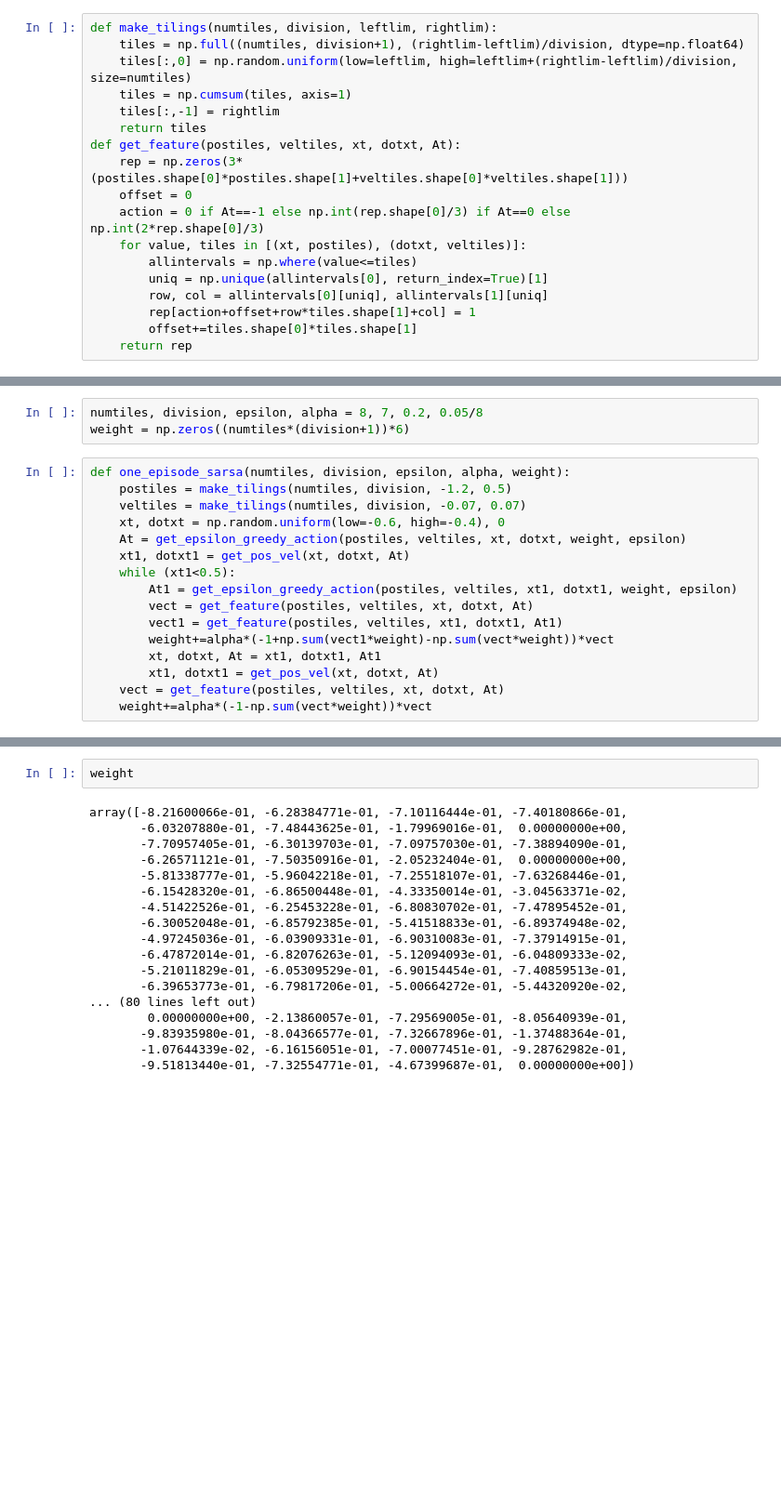
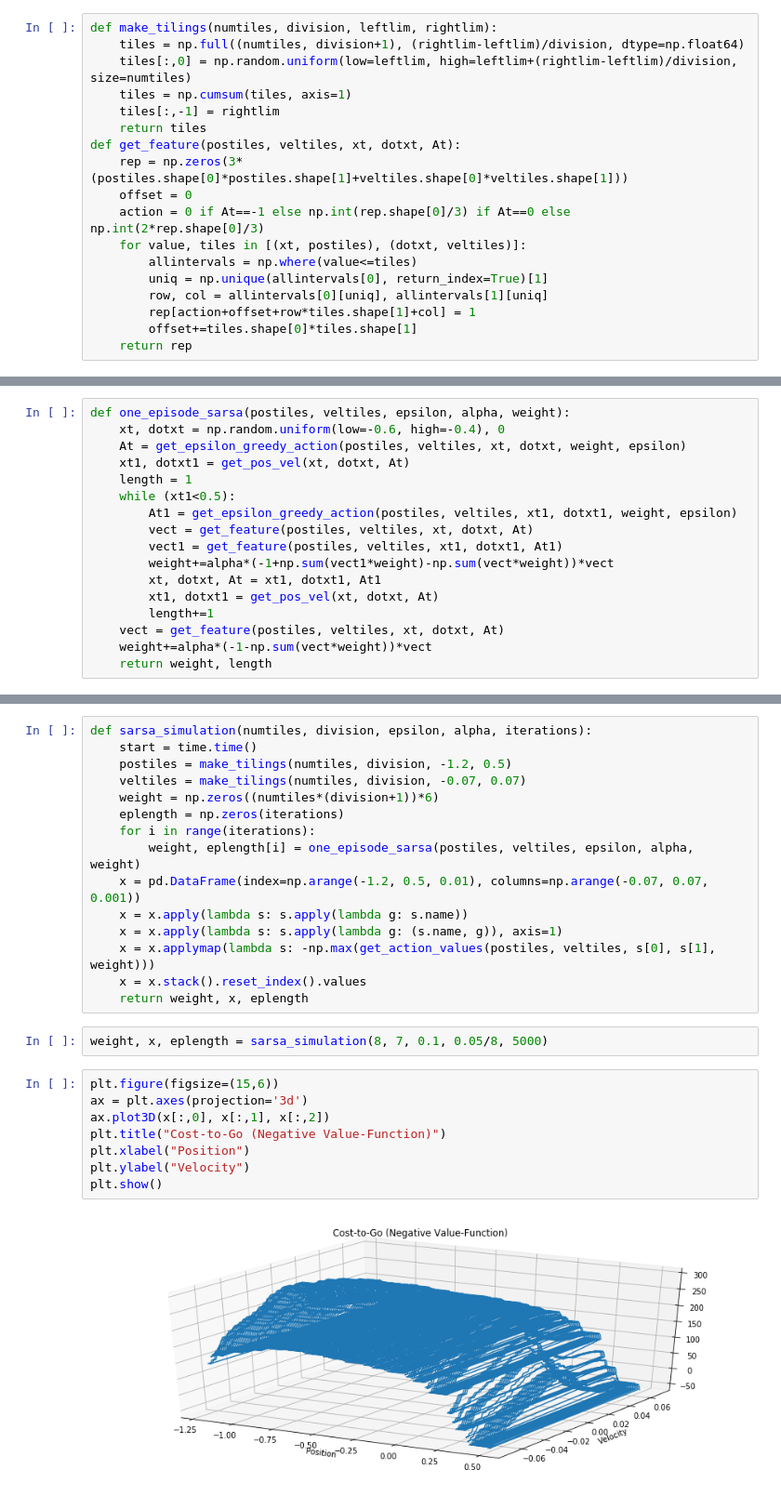
Before and after one commit to navyamehta/optimization-algorithms, a Jupyter notebook: reinforcement-learning-MDP/PART 4 - Function Approximation.ipynb, the cells around one changed output, grey strips where cells are left out. Shown: that part at 93% size. Saved outputs shown, nothing was run; the diff lists cells and outputs as text; blank space fills up the shorter version.

Commit message:
SARSA Control with Epsilon-Greedy

```diff
--- a/reinforcement-learning-MDP/PART 4 - Function Approximation.ipynb
+++ b/reinforcement-learning-MDP/PART 4 - Function Approximation.ipynb
@@ -253,13 +254,9 @@ get_epsilon_greedy_action(postiles, veltiles, -0.5, 0, weight, 0.2)
-# %%
-numtiles, division, epsilon, alpha = 8, 7, 0.2, 0.05/8
-weight = np.zeros((numtiles*(division+1))*6)
 # %%
-def one_episode_sarsa(numtiles, division, epsilon, alpha, weight):
-    postiles = make_tilings(numtiles, division, -1.2, 0.5)
-    veltiles = make_tilings(numtiles, division, -0.07, 0.07)
+def one_episode_sarsa(postiles, veltiles, epsilon, alpha, weight):
     xt, dotxt = np.random.uniform(low=-0.6, high=-0.4), 0
     At = get_epsilon_greedy_action(postiles, veltiles, xt, dotxt, weight, epsilon)
     xt1, dotxt1 = get_pos_vel(xt, dotxt, At)
+    length = 1
     while (xt1<0.5):
         At1 = get_epsilon_greedy_action(postiles, veltiles, xt1, dotxt1, weight, epsilon)
         vect = get_feature(postiles, veltiles, xt, dotxt, At)
@@ -267,5 +264,7 @@ def one_episode_sarsa(numtiles, division, epsilon, alpha, weight):
         weight+=alpha*(-1+np.sum(vect1*weight)-np.sum(vect*weight))*vect
         xt, dotxt, At = xt1, dotxt1, At1
         xt1, dotxt1 = get_pos_vel(xt, dotxt, At)
+        length+=1
     vect = get_feature(postiles, veltiles, xt, dotxt, At)
     weight+=alpha*(-1-np.sum(vect*weight))*vect
+    return weight, length
@@ -291,20 +271,27 @@ ONE MOVE
-# %%
-weight
-# %% [output]
-array([-8.21600066e-01, -6.28384771e-01, -7.10116444e-01, -7.40180866e-01,
-       -6.03207880e-01, -7.48443625e-01, -1.79969016e-01,  0.00000000e+00,
-       -7.70957405e-01, -6.30139703e-01, -7.09757030e-01, -7.38894090e-01,
-       -6.26571121e-01, -7.50350916e-01, -2.05232404e-01,  0.00000000e+00,
-       -5.81338777e-01, -5.96042218e-01, -7.25518107e-01, -7.63268446e-01,
-       -6.15428320e-01, -6.86500448e-01, -4.33350014e-01, -3.04563371e-02,
-       -4.51422526e-01, -6.25453228e-01, -6.80830702e-01, -7.47895452e-01,
-       -6.30052048e-01, -6.85792385e-01, -5.41518833e-01, -6.89374948e-02,
-       -4.97245036e-01, -6.03909331e-01, -6.90310083e-01, -7.37914915e-01,
-       -6.47872014e-01, -6.82076263e-01, -5.12094093e-01, -6.04809333e-02,
-       -5.21011829e-01, -6.05309529e-01, -6.90154454e-01, -7.40859513e-01,
-       -6.39653773e-01, -6.79817206e-01, -5.00664272e-01, -5.44320920e-02,
-... (80 lines left out)
-        0.00000000e+00, -2.13860057e-01, -7.29569005e-01, -8.05640939e-01,
-       -9.83935980e-01, -8.04366577e-01, -7.32667896e-01, -1.37488364e-01,
-       -1.07644339e-02, -6.16156051e-01, -7.00077451e-01, -9.28762982e-01,
-       -9.51813440e-01, -7.32554771e-01, -4.67399687e-01,  0.00000000e+00])
+# %%
+def sarsa_simulation(numtiles, division, epsilon, alpha, iterations):
+    start = time.time()
+    postiles = make_tilings(numtiles, division, -1.2, 0.5)
+    veltiles = make_tilings(numtiles, division, -0.07, 0.07)
+    weight = np.zeros((numtiles*(division+1))*6)
+    eplength = np.zeros(iterations)
+    for i in range(iterations):
+        weight, eplength[i] = one_episode_sarsa(postiles, veltiles, epsilon, alpha, weight)
+    x = pd.DataFrame(index=np.arange(-1.2, 0.5, 0.01), columns=np.arange(-0.07, 0.07, 0.001))
+    x = x.apply(lambda s: s.apply(lambda g: s.name))
+    x = x.apply(lambda s: s.apply(lambda g: (s.name, g)), axis=1)
+    x = x.applymap(lambda s: -np.max(get_action_values(postiles, veltiles, s[0], s[1], weight)))
+    x = x.stack().reset_index().values
+    return weight, x, eplength
+# %%
+weight, x, eplength = sarsa_simulation(8, 7, 0.1, 0.05/8, 5000)
+# %%
+plt.figure(figsize=(15,6))
+ax = plt.axes(projection='3d')
+ax.plot3D(x[:,0], x[:,1], x[:,2])
+plt.title("Cost-to-Go (Negative Value-Function)")
+plt.xlabel("Position")
+plt.ylabel("Velocity")
+plt.show()
+# %% [output]
+[figure, added]
```
Also changed, not shown: parts of 5 cells of this notebook.
